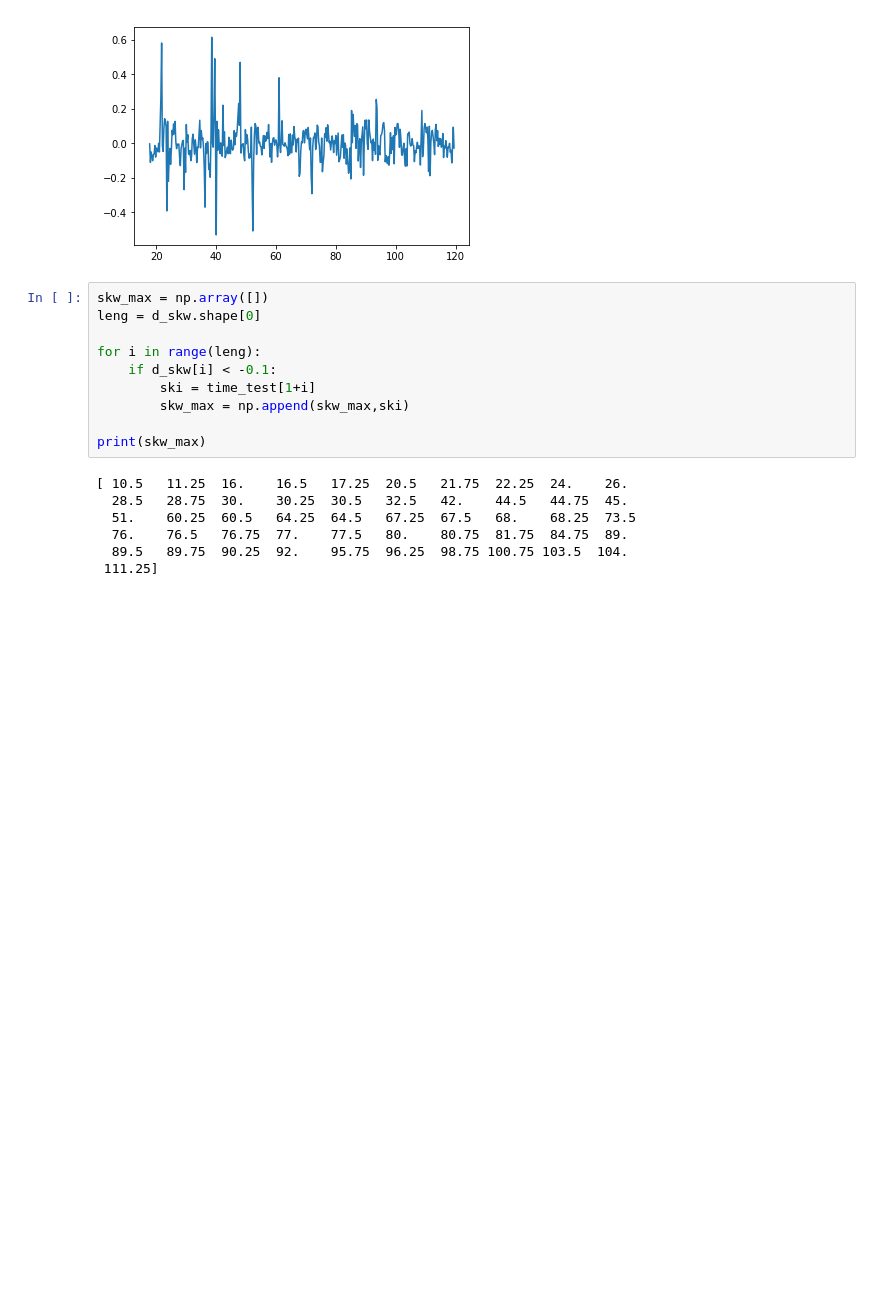
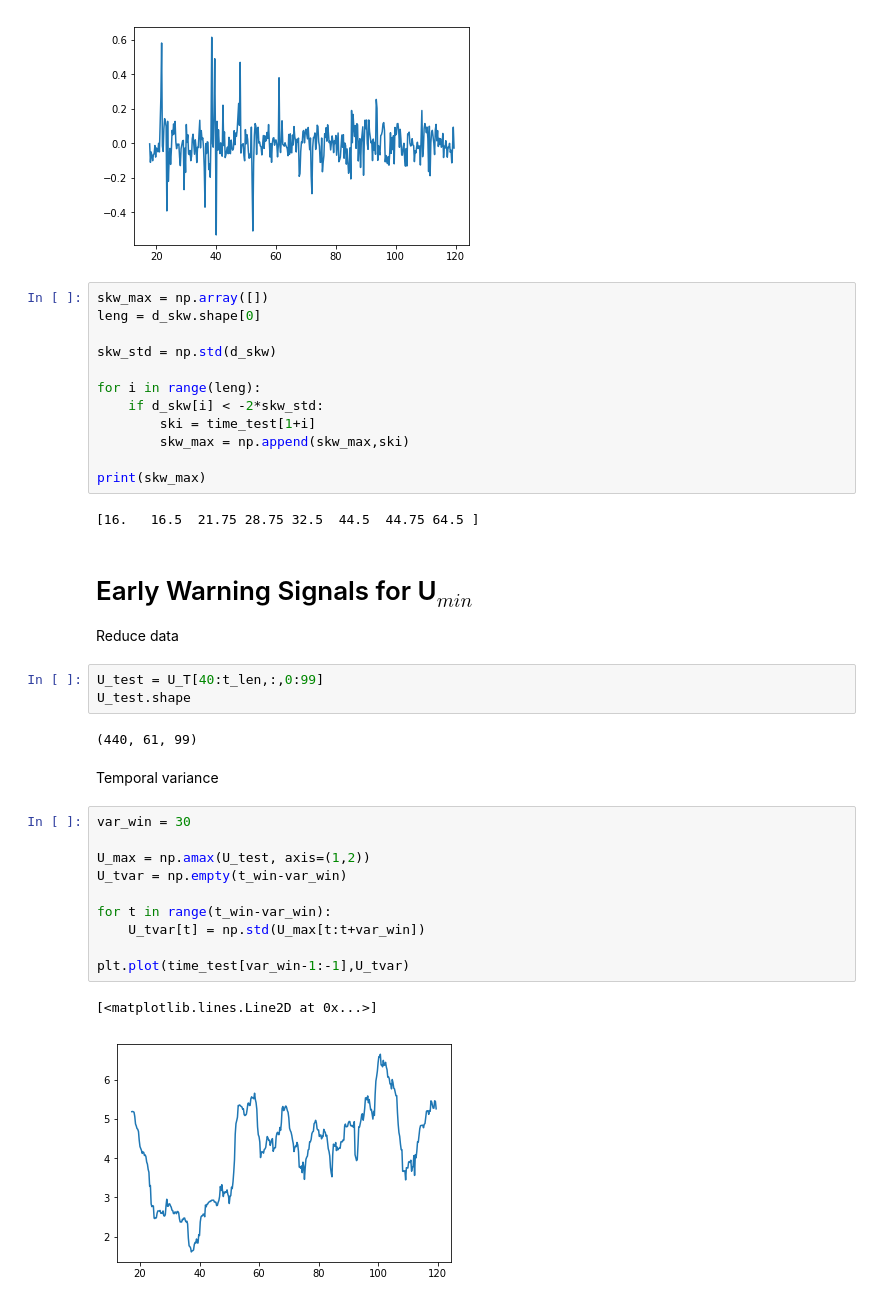
Before and after one commit to CourtneyQuinn/MOSS, a Jupyter notebook: CQ_EWS.ipynb, the cells around one changed output. Cells and saved outputs as stored; diff of their text form; blank space fills up the shorter version.

```diff
--- a/CQ_EWS.ipynb
+++ b/CQ_EWS.ipynb
@@ -214,16 +220,36 @@ plt.plot(time_test[skw_win+1:-1],d_skw)
 skw_max = np.array([])
 leng = d_skw.shape[0]
 
+skw_std = np.std(d_skw)
+
 for i in range(leng):
-    if d_skw[i] < -0.1:
+    if d_skw[i] < -2*skw_std:
         ski = time_test[1+i]
         skw_max = np.append(skw_max,ski)
 
 print(skw_max)
 # %% [output]
-[ 10.5   11.25  16.    16.5   17.25  20.5   21.75  22.25  24.    26.
-  28.5   28.75  30.    30.25  30.5   32.5   42.    44.5   44.75  45.
-  51.    60.25  60.5   64.25  64.5   67.25  67.5   68.    68.25  73.5
-  76.    76.5   76.75  77.    77.5   80.    80.75  81.75  84.75  89.
-  89.5   89.75  90.25  92.    95.75  96.25  98.75 100.75 103.5  104.
- 111.25]
+[16.   16.5  21.75 28.75 32.5  44.5  44.75 64.5 ]
+# %% [markdown]
+# Early Warning Signals for U$_{min}$
+Reduce data
+# %%
+U_test = U_T[40:t_len,:,0:99]
+U_test.shape
+# %% [output]
+(440, 61, 99)
+# %% [markdown]
+Temporal variance
+# %%
+var_win = 30
+
+U_max = np.amax(U_test, axis=(1,2))
+U_tvar = np.empty(t_win-var_win)
+
+for t in range(t_win-var_win):
+    U_tvar[t] = np.std(U_max[t:t+var_win])
+
+plt.plot(time_test[var_win-1:-1],U_tvar)
+# %% [output]
+[<matplotlib.lines.Line2D at 0x...>]
+[figure, added]
```
Also changed, not shown: parts of 35 cells of this notebook.
